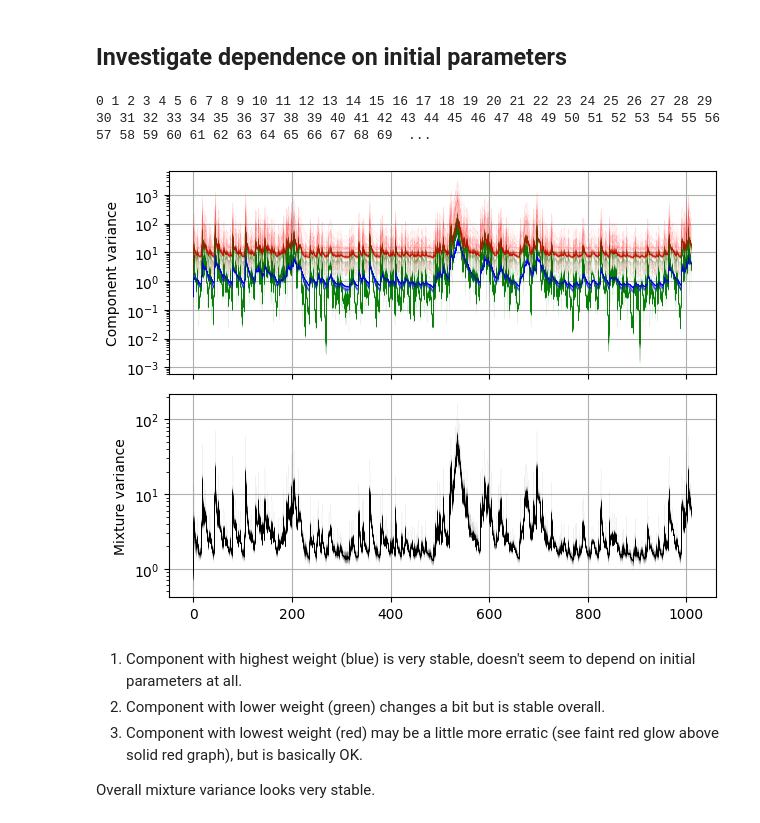
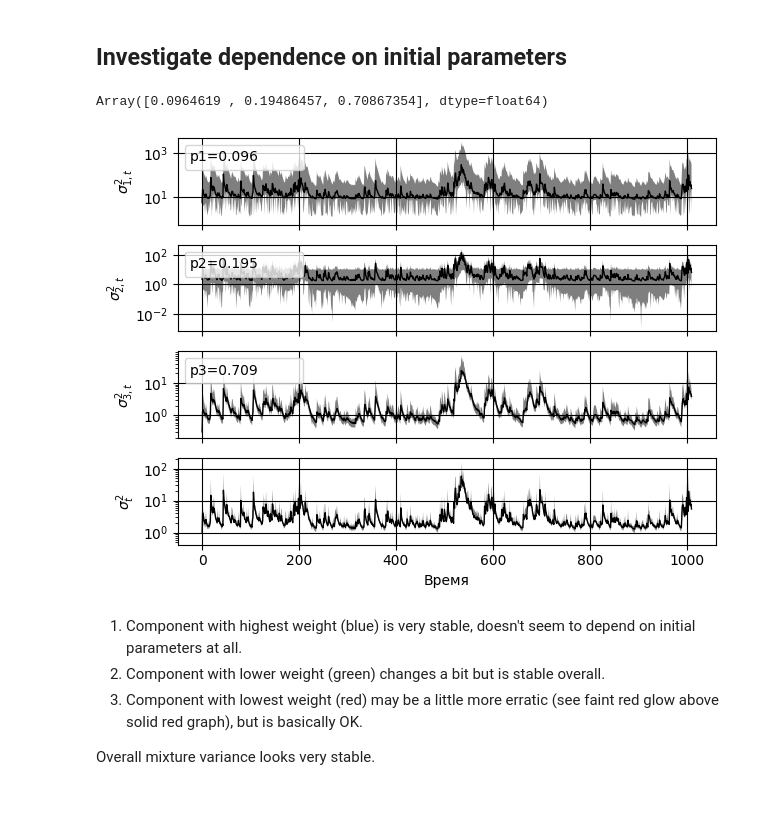
Before and after one commit to Michael-tehc/GARCH-LSTM, a Jupyter notebook: src/GARCH_RNN.ipynb, the cells around one changed output. Cells and saved outputs as stored; diff of their text form; code cells hidden in the pictures.

```diff
--- a/src/GARCH_RNN.ipynb
+++ b/src/GARCH_RNN.ipynb
@@ -385,9 +378,37 @@ def fit_many(series, vars0: np.ndarray, seeds: np.ndarray, colors=["r", "g", "b"
 # %%
-fig, weights = fit_many(series, np.full(3, 0.1), range(150), linewidth=0.02)
-fig;
+weights, variances, condvars = fit_many(series, np.full(3, 0.1), range(150), linewidth=0.02)
-# %% [output]
-0 1 2 3 4 5 6 7 8 9 10 11 12 13 14 15 16 17 18 19 20 21 22 23 24 25 26 27 28 29 30 31 32 33 34 35 36 37 38 39 40 41 42 43 44 45 46 47 48 49 50 51 52 53 54 55 56 57 58 59 60 61 62 63 64 65 66 67 68 69  ...
-[figure, removed]
+# %%
+weights_mean = weights.mean(0)
+weights_mean
+# %% [output]
+Array([0.0964619 , 0.19486457, 0.70867354], dtype=float64)
+# %%
+var0, var1, var2 = variances[0], variances[1], variances[2]
+x = np.arange(var0.shape[1])
+EMPTY_HANDLE = matplotlib.patches.Rectangle(
+    (0,0), 1, 1, fill=False, edgecolor='none', visible=False
+) # https://stackoverflow.com/a/16942405
+
+fig, axs = plt.subplots(4, sharex=True)
+axs[-1].set_xlabel('Время')
+
+for ax in axs:
+    ax.set_yscale('log')
+    ax.grid(True)
+
+for i, (ax, var, weight) in enumerate(zip(axs, variances, weights_mean), 1):
+    ax.set_ylabel(fr'$\sigma_{{{i},t}}^2$')
+    ax.fill_between(x, var.max(0), var.min(0), alpha=0.5)
+    ax.plot(x, var.mean(0), linewidth=1)
+
+    ax.legend([EMPTY_HANDLE], [f'p{i}={weight:.3f}'], loc='upper left', markerfirst=False)
+
+axs[-1].set_ylabel(r'$\sigma_{t}^2$')
+axs[-1].fill_between(x, condvars.max(0), condvars.min(0), alpha=0.5, linewidth=0)
+axs[-1].plot(x, condvars.mean(0), linewidth=1)
+fig.tight_layout(); fig;
+# %% [output]
+[figure, added]
 # %% [markdown]
 1. Component with highest weight (blue) is very stable, doesn't seem to depend on initial parameters at all.
 2. Component with lower weight (green) changes a bit but is stable overall.
```
Also changed, not shown: parts of 9 cells of this notebook.
